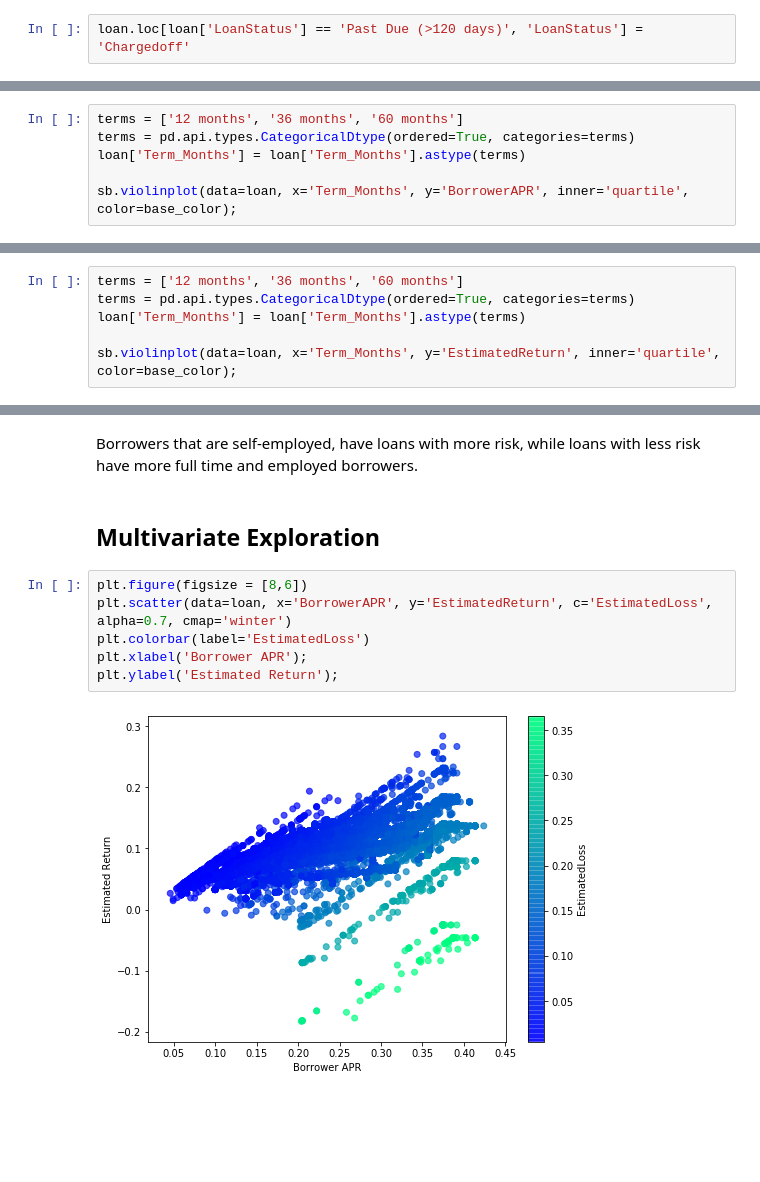
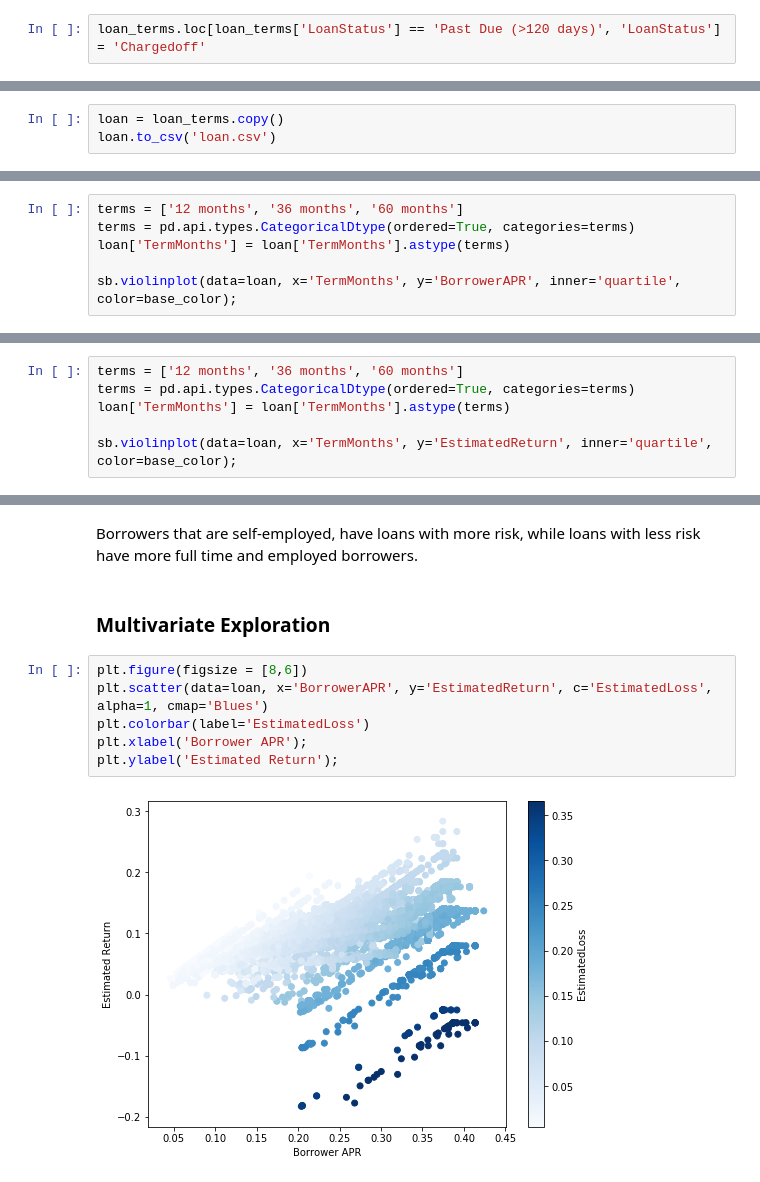
Before and after one commit to suefenali/data_analysis_nanodegree, a Jupyter notebook: project_5/exploration.ipynb, the cells around one changed output, grey strips where cells are left out. Drawn from its saved outputs; the diff is of its cells as text; blank space fills up the shorter version.

Commit message:
Finish loan analysis

```diff
--- a/project_5/exploration.ipynb
+++ b/project_5/exploration.ipynb
@@ -405,7 +408,7 @@ Change all status that are `Past Due(>120 days)` to `Chargedoff`.
 
 #### Code
 # %%
-loan.loc[loan['LoanStatus'] == 'Past Due (>120 days)', 'LoanStatus'] = 'Chargedoff'
+loan_terms.loc[loan_terms['LoanStatus'] == 'Past Due (>120 days)', 'LoanStatus'] = 'Chargedoff'
 # %% [markdown]
 #### Test
 # %%
@@ -417,2 +422,5 @@ assert list(loan.LoanStatus.unique()) == ['Current', 'Past Due (1-15 days)', 'De
+# %%
+loan = loan_terms.copy()
+loan.to_csv('loan.csv')
 # %% [markdown]
 ## Exploratory Data Analysis
@@ -668,7 +674,7 @@ loan[['EstimatedLoss', 'LoanOriginalAmount', 'EmploymentStatusDuration']].corr()
 # %%
 terms = ['12 months', '36 months', '60 months']
 terms = pd.api.types.CategoricalDtype(ordered=True, categories=terms)
-loan['Term_Months'] = loan['Term_Months'].astype(terms)
+loan['TermMonths'] = loan['TermMonths'].astype(terms)
 
-sb.violinplot(data=loan, x='Term_Months', y='BorrowerAPR', inner='quartile', color=base_color);
+sb.violinplot(data=loan, x='TermMonths', y='BorrowerAPR', inner='quartile', color=base_color);
 # %% [output]
@@ -755,7 +761,7 @@ Overall this data is not so good to bring some accurate insight. I will use it i
 # %%
 terms = ['12 months', '36 months', '60 months']
 terms = pd.api.types.CategoricalDtype(ordered=True, categories=terms)
-loan['Term_Months'] = loan['Term_Months'].astype(terms)
+loan['TermMonths'] = loan['TermMonths'].astype(terms)
 
-sb.violinplot(data=loan, x='Term_Months', y='EstimatedReturn', inner='quartile', color=base_color);
+sb.violinplot(data=loan, x='TermMonths', y='EstimatedReturn', inner='quartile', color=base_color);
 # %% [output]
@@ -813,12 +820,12 @@ plt.legend(loc='center left', bbox_to_anchor=(1, 0.5));
 # %% [markdown]
 Borrowers that are self-employed, have loans with more risk, while loans with less risk have more full time and employed borrowers.
 # %% [markdown]
-## Multivariate Exploration
+### Multivariate Exploration
 # %%
 plt.figure(figsize = [8,6])
-plt.scatter(data=loan, x='BorrowerAPR', y='EstimatedReturn', c='EstimatedLoss', alpha=0.7, cmap='winter')
+plt.scatter(data=loan, x='BorrowerAPR', y='EstimatedReturn', c='EstimatedLoss', alpha=1, cmap='Blues')
 plt.colorbar(label='EstimatedLoss')
 plt.xlabel('Borrower APR');
 plt.ylabel('Estimated Return');
 # %% [output]
-[figure, old version]
+[figure, new version]
```
Also changed, not shown: parts of 52 cells of this notebook.
